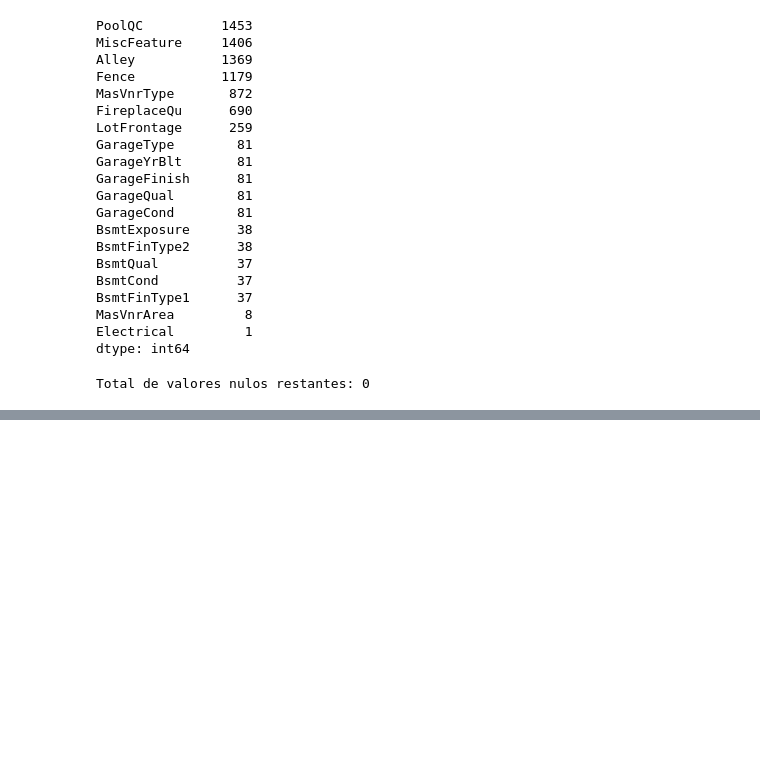
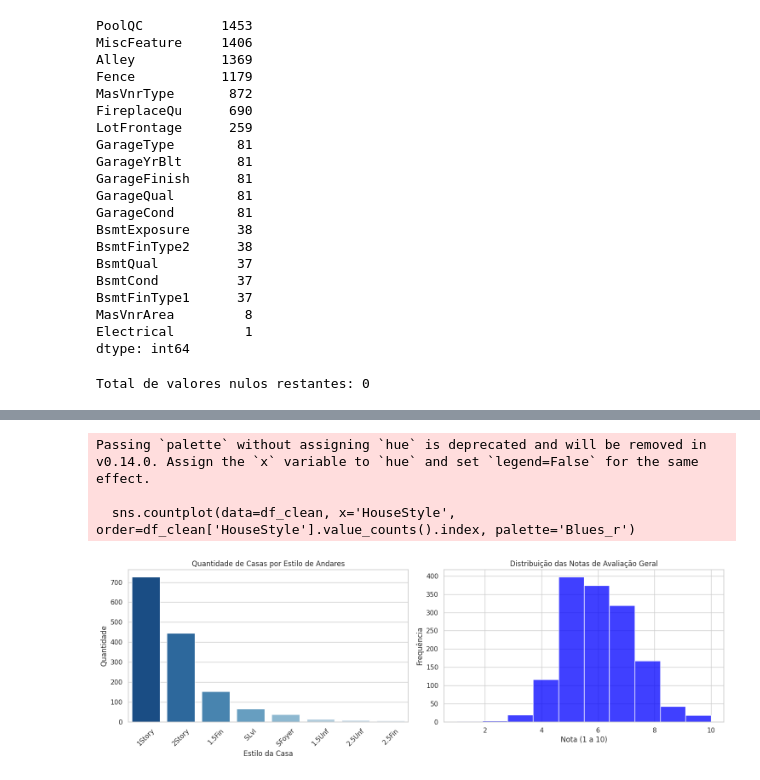
Before and after one commit to th900/imovel_valor, a Jupyter notebook: previsao_imovel.ipynb, the cells around one changed output, grey strips where cells are left out. Drawn from its saved outputs; the diff is of its cells as text; code cells hidden in the pictures; blank space fills up the shorter version.

```diff
--- a/previsao_imovel.ipynb
+++ b/previsao_imovel.ipynb
@@ -135,0 +189,25 @@ Total de valores nulos restantes: 0
+# %%
+plt.figure(figsize=(15, 5))
+
+# Gráfico 1: Quantidade de Casas por Estilo/Andares
+plt.subplot(1, 2, 1)
+sns.countplot(data=df_clean, x='HouseStyle', order=df_clean['HouseStyle'].value_counts().index, palette='Blues_r')
+plt.xticks(rotation=45)
+plt.title('Quantidade de Casas por Estilo de Andares')
+plt.xlabel('Estilo da Casa')
+plt.ylabel('Quantidade')
+
+# Gráfico 2: Média de Avaliação Geral das Casas
+plt.subplot(1, 2, 2)
+sns.histplot(df_clean['OverallQual'], kde=False, color='Blue', bins=10)
+plt.title('Distribuição das Notas de Avaliação Geral')
+plt.xlabel('Nota (1 a 10)')
+plt.ylabel('Frequência')
+
+plt.tight_layout()
+plt.show()
+# %% [output]
+Passing `palette` without assigning `hue` is deprecated and will be removed in v0.14.0. Assign the `x` variable to `hue` and set `legend=False` for the same effect.
+
+  sns.countplot(data=df_clean, x='HouseStyle', order=df_clean['HouseStyle'].value_counts().index, palette='Blues_r')
+[figure, added]
```
Also changed, not shown: parts of 29 cells of this notebook.
